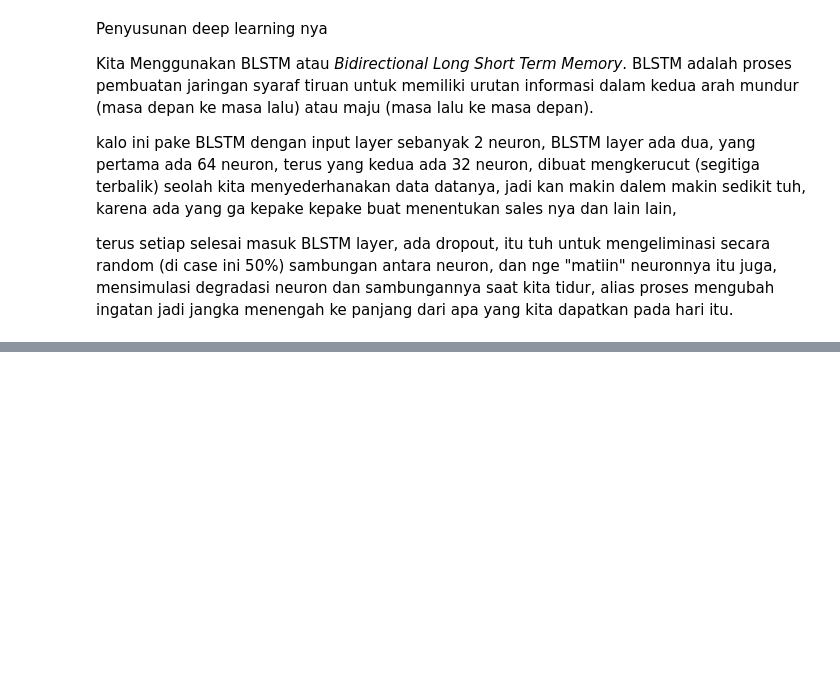
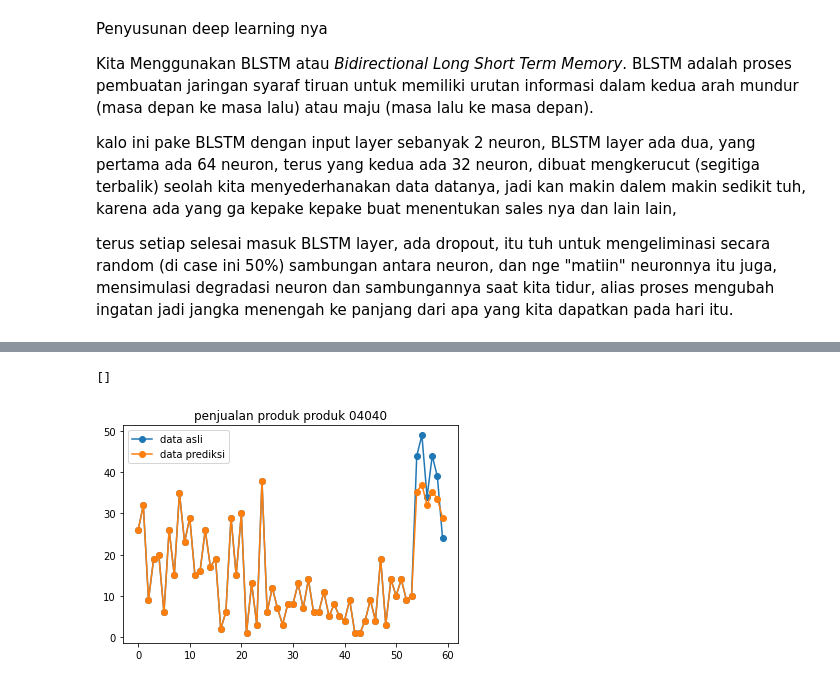
Before and after one commit to IritaSee/product_performance_blstm, a Jupyter notebook: Model per Cluster (train 54 test 3 months ) + Changed Model/cluster0.ipynb, the cells around one changed output, grey strips where cells are left out. Drawn from its saved outputs; the diff is of its cells as text; code cells hidden in the pictures; blank space fills up the shorter version.

```diff
--- a/Model per Cluster (train 54 test 3 months ) + Changed Model/cluster0.ipynb
+++ b/Model per Cluster (train 54 test 3 months ) + Changed Model/cluster0.ipynb
@@ -403,0 +444,3 @@ model.save('cluster0_newdata.h5') #simpan model untuk cluster 0 ini
+# %%
+series = series.reshape(-1,)
+series_t= np.array(series_t).reshape(-1,)
@@ -403,0 +457,17 @@ model.save('cluster0_newdata.h5') #simpan model untuk cluster 0 ini
+# %%
+prediksi=prediksi.flatten()
+# %%
+series = series*(max-min) + min
+prediksi = prediksi*(max_t-min_t)+ min_t
+series_t = series_t*(max_t-min_t) + min_t
+hasil=np.concatenate((series,prediksi))
+asli = np.concatenate((series,series_t))
+# %%
+plt.plot(asli,marker = 'o',label='data asli')
+plt.plot(hasil,marker = 'o',label='data prediksi')
+plt.title('penjualan produk produk '+str(new_c0.index[0]))
+plt.legend()
+plt.plot()
+# %% [output]
+[]
+[figure, added]
```
Also changed, not shown: parts of 25 cells of this notebook, 4 other files.
